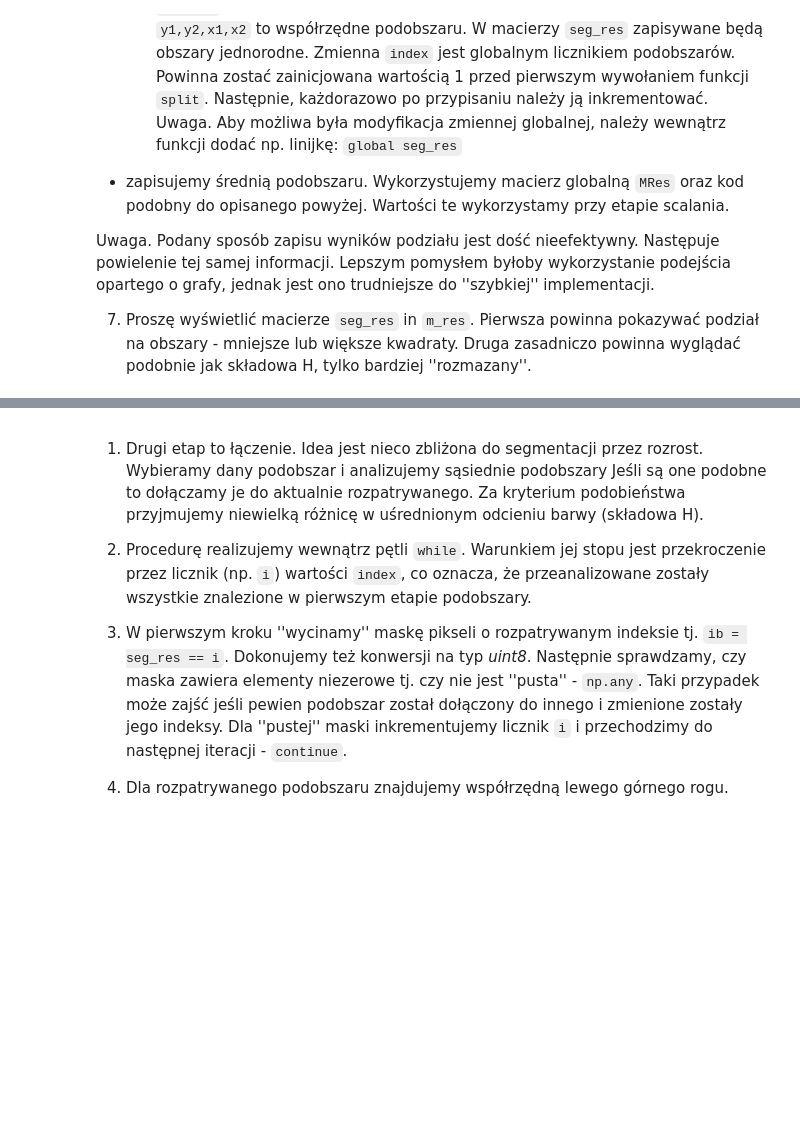
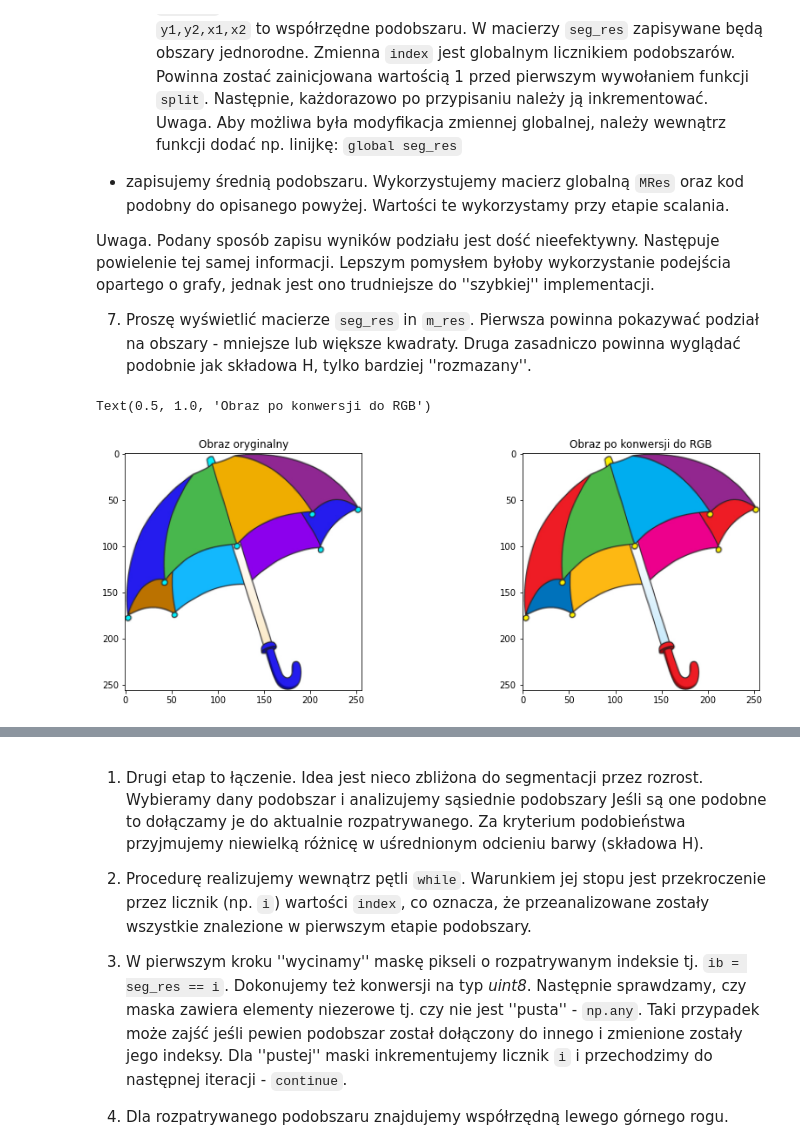
Before and after one commit to wojkly/image-processing, a Jupyter notebook: lab3_zad3/klyszejko-wojciech-10_segmentation.ipynb, the cells around one changed output, grey strips where cells are left out. Drawn from its saved outputs; the diff is of its cells as text; code cells hidden in the pictures; blank space fills up the shorter version.

```diff
--- a/lab3_zad3/klyszejko-wojciech-10_segmentation.ipynb
+++ b/lab3_zad3/klyszejko-wojciech-10_segmentation.ipynb
@@ -383,3 +384,17 @@ import numpy as np
 
 if not os.path.exists("umbrella.png") :
     !wget https://raw.githubusercontent.com/vision-agh/poc_sw/master/12_Segmentation/umbrella.png --no-check-certificate
+# %%
+umbrella_image_bgr = cv2.imread('umbrella.png')
+umbrella_image_rgb = cv2.cvtColor(umbrella_image_bgr, cv2.COLOR_BGR2RGB)
+
+fig, axs = plt.subplots(1, 2)
+fig.set_size_inches(15, 5)
+
+axs[0].imshow(umbrella_image_bgr)
+axs[0].set_title('Obraz oryginalny')
+axs[1].imshow(umbrella_image_rgb)
+axs[1].set_title('Obraz po konwersji do RGB')
+# %% [output]
+Text(0.5, 1.0, 'Obraz po konwersji do RGB')
+[figure, added]
```
Also changed, not shown: parts of 23 cells of this notebook, 1 other file.
